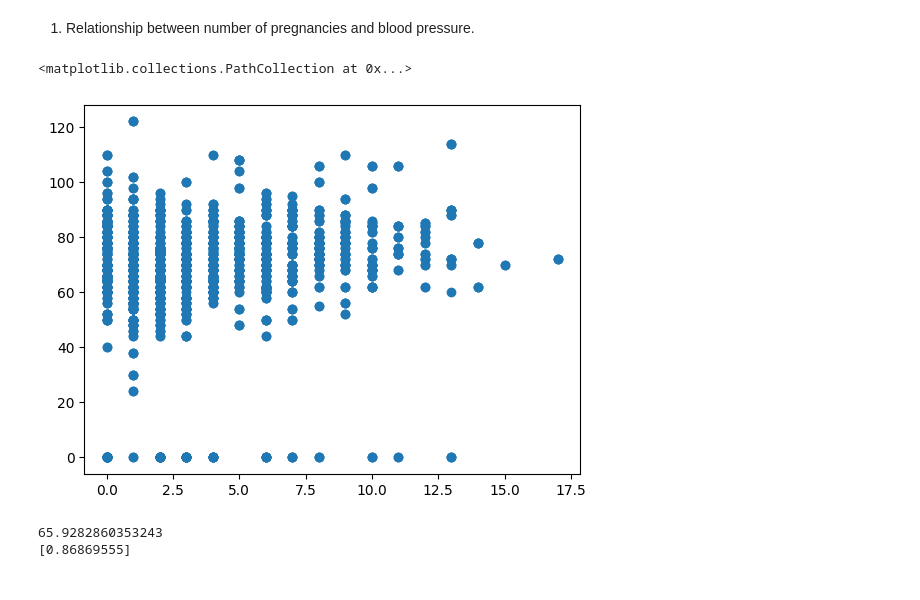
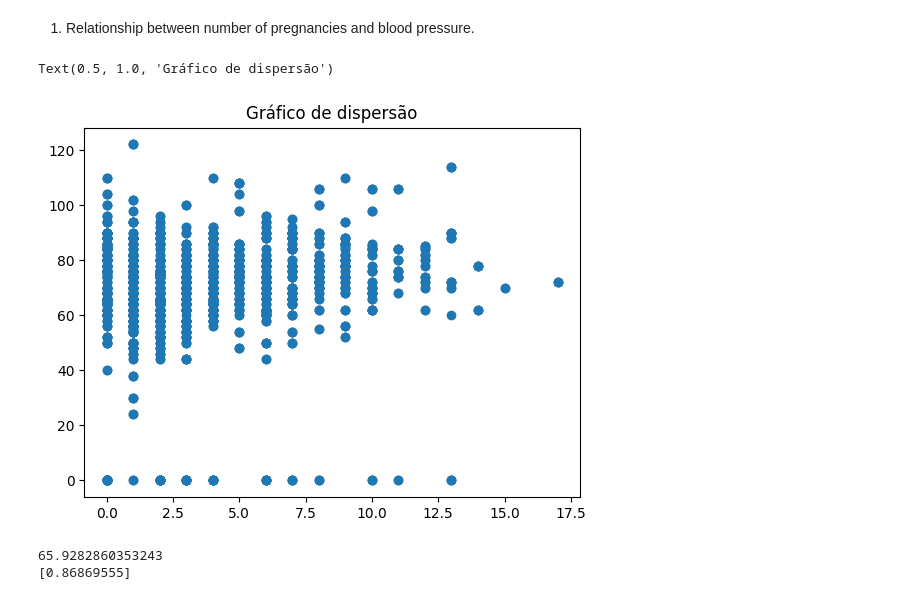
Before and after one commit to AnaBeatrizTavaresMalheiro/Data-analytics, a Jupyter notebook: linear_regression.ipynb, the cells around one changed output. Cells and saved outputs as stored; diff of their text form; code cells hidden in the pictures.

```diff
--- a/linear_regression.ipynb
+++ b/linear_regression.ipynb
@@ -32,16 +29,17 @@ Número de linhas e colunas: (2000, 9)
 # %%
 #Gráfico de dispersão
 #Reta com ajustada
 data = data.to_numpy()
-y = data[:,2]
-x = data[:,0]
+y = data[:,2] #Blood pressure
+x = data[:,0] #Pregnancies
 X = np.array(x).reshape(-1, 1)
 Y = np.array(y)
 
 plt.scatter(X, Y)
+plt.title("Gráfico de dispersão")
 # %% [output]
-<matplotlib.collections.PathCollection at 0x...>
+Text(0.5, 1.0, 'Gráfico de dispersão')
-[figure, old version]
+[figure, new version]
 # %%
 #Reta com ajustada
 modelo = LinearRegression().fit(X, Y)
```
Also changed, not shown: parts of 8 cells of this notebook.
